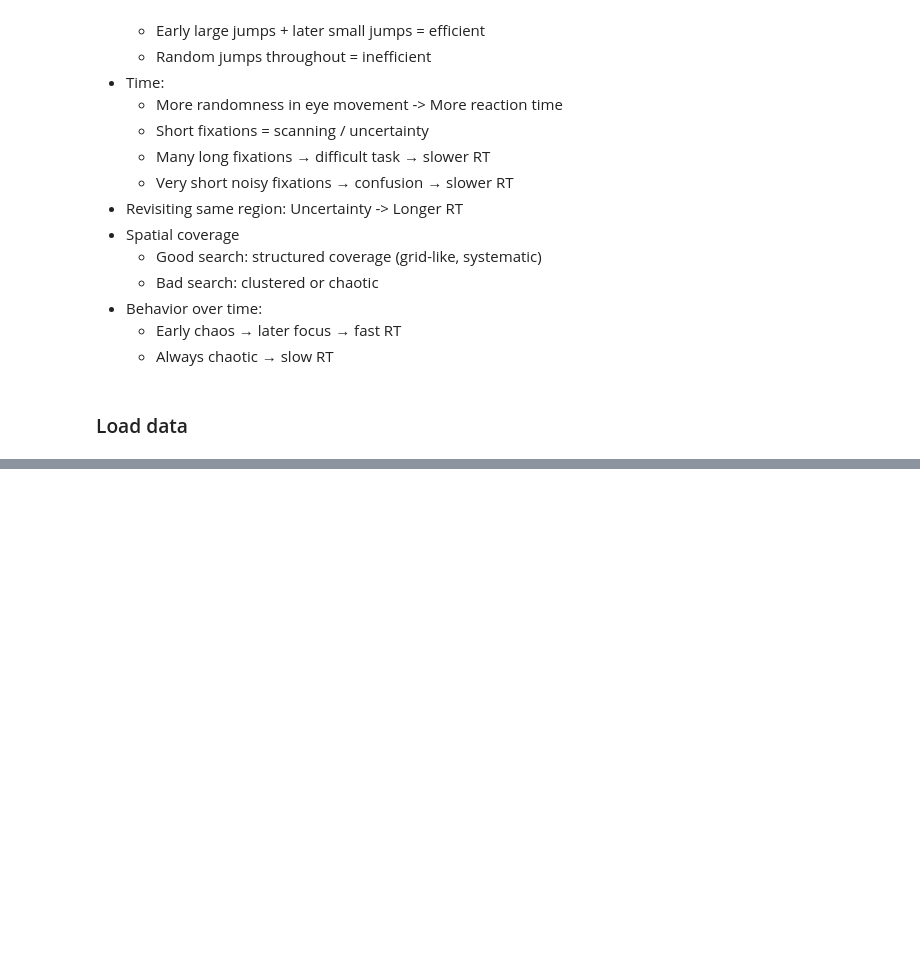
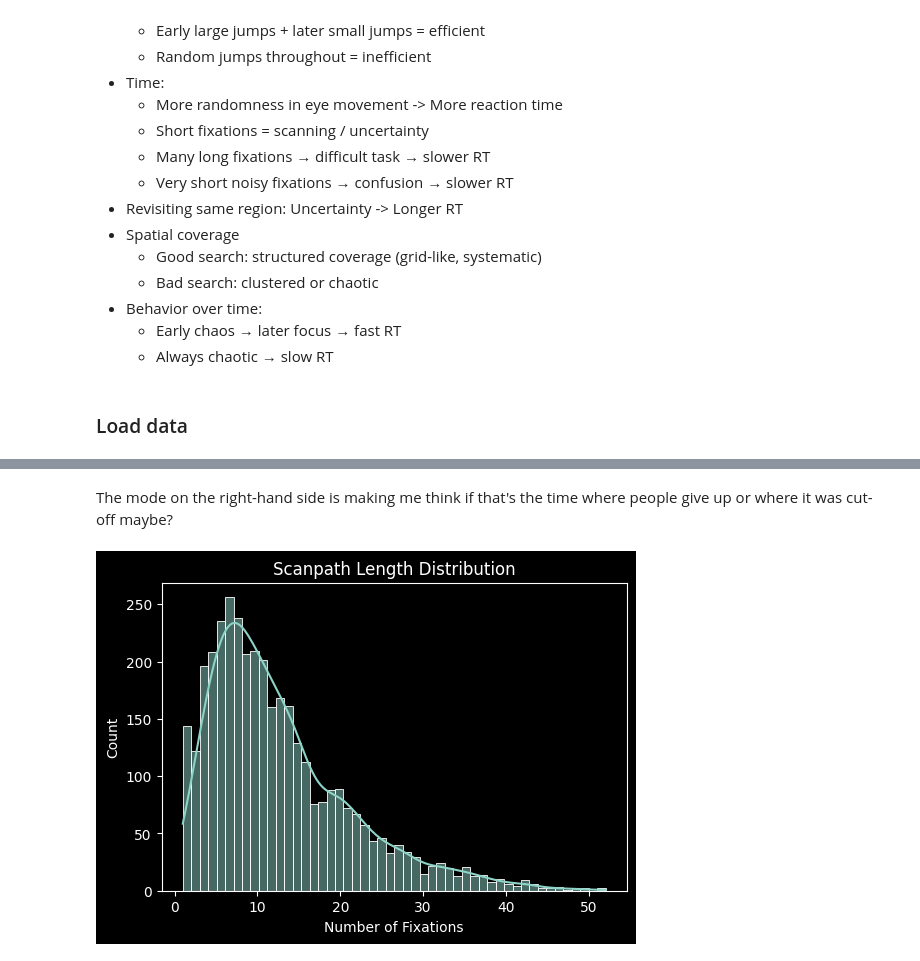
Before and after one commit to robin-szy/Reaction-Time-Prediction, a Jupyter notebook: data_exploration.ipynb, the cells around one changed output, grey strips where cells are left out. Saved outputs shown, nothing was run; the diff lists cells and outputs as text; code cells hidden in the pictures; blank space fills up the shorter version.

```diff
--- a/data_exploration.ipynb
+++ b/data_exploration.ipynb
@@ -24,0 +132,16 @@
+# %% [markdown]
+The mode on the right-hand side is making me think if that's the time where people give up or where it was cut-off maybe?
+# %%
+lengths = []
+
+for path in scanpaths:
+    df = load_csv(path)
+    lengths.append(len(df))
+
+plt.figure(figsize=(6,4))
+sns.histplot(lengths, bins=50, kde=True)
+plt.title("Scanpath Length Distribution")
+plt.xlabel("Number of Fixations")
+plt.show()
+# %% [output]
+[figure, added]
```
Also changed, not shown: parts of 23 cells of this notebook, 2 other files.
